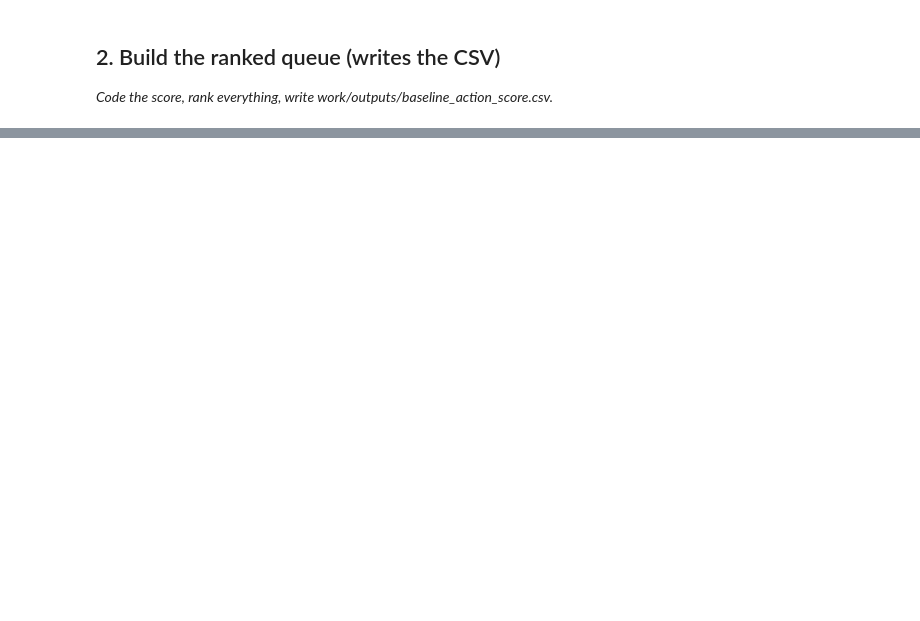
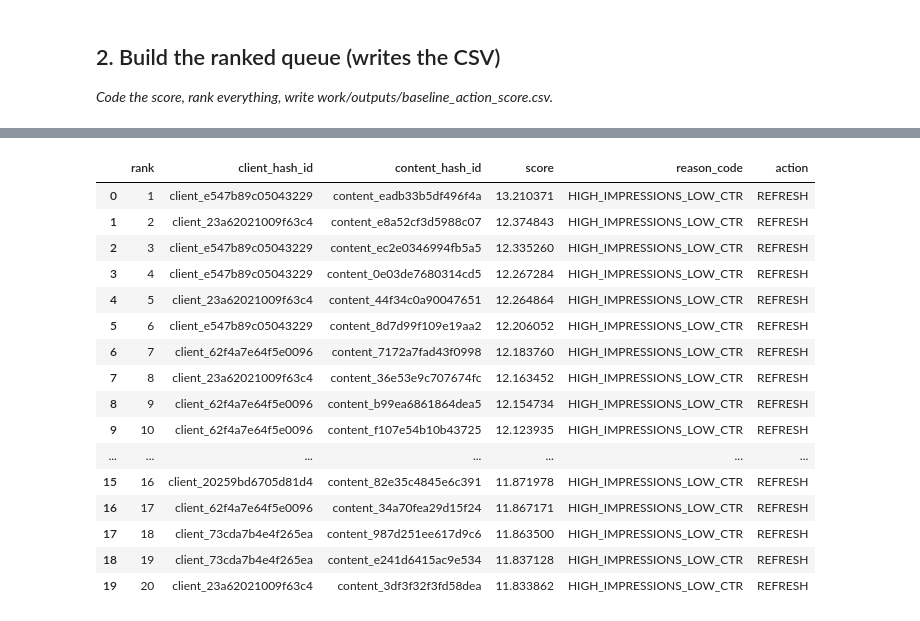
Before and after one commit to SupreetOP/Flyrank, a Jupyter notebook: work/notebooks/w04_baseline_score.ipynb, the cells around one changed output, grey strips where cells are left out. Drawn from its saved outputs; the diff is of its cells as text; code cells hidden in the pictures; blank space fills up the shorter version.

```diff
--- a/work/notebooks/w04_baseline_score.ipynb
+++ b/work/notebooks/w04_baseline_score.ipynb
@@ -46,0 +34,28 @@ Before you submit, confirm each line honestly:
+# %%
+!pip -q install duckdb
+
+from google.colab import userdata
+import duckdb
+
+# Get Hugging Face token from Colab Secrets
+HF_TOKEN = userdata.get("HF_TOKEN")
+
+# Create DuckDB connection
+con = duckdb.connect()
+
+# Authenticate with Hugging Face
+con.execute(f"""
+    CREATE OR REPLACE SECRET hf_secret
+    (TYPE huggingface, TOKEN '{HF_TOKEN}')
+""")
+
+# Warehouse path
+rel = "hf://datasets/FlyRank/internship-warehouse"
+
+# Test connection
+con.sql("""
+    SELECT COUNT(*) AS total_rows
+    FROM read_parquet(
+        'hf://datasets/FlyRank/internship-warehouse/fact_content_daily_performance/**/*.parquet'
+    )
+""")
@@ -46,0 +295,22 @@ Before you submit, confirm each line honestly:
+# %%
+top20 = baseline_queue.head(20).copy()
+
+top20
+# %% [output]
+|  | rank | client_hash_id | content_hash_id | score | reason_code | action |
+| 0 | 1 | client_e547b89c05043229 | content_eadb33b5df496f4a | 13.210371 | HIGH_IMPRESSIONS_LOW_CTR | REFRESH |
+| 1 | 2 | client_23a62021009f63c4 | content_e8a52cf3d5988c07 | 12.374843 | HIGH_IMPRESSIONS_LOW_CTR | REFRESH |
+| 2 | 3 | client_e547b89c05043229 | content_ec2e0346994fb5a5 | 12.335260 | HIGH_IMPRESSIONS_LOW_CTR | REFRESH |
+| 3 | 4 | client_e547b89c05043229 | content_0e03de7680314cd5 | 12.267284 | HIGH_IMPRESSIONS_LOW_CTR | REFRESH |
+| 4 | 5 | client_23a62021009f63c4 | content_44f34c0a90047651 | 12.264864 | HIGH_IMPRESSIONS_LOW_CTR | REFRESH |
+| 5 | 6 | client_e547b89c05043229 | content_8d7d99f109e19aa2 | 12.206052 | HIGH_IMPRESSIONS_LOW_CTR | REFRESH |
+| 6 | 7 | client_62f4a7e64f5e0096 | content_7172a7fad43f0998 | 12.183760 | HIGH_IMPRESSIONS_LOW_CTR | REFRESH |
+| 7 | 8 | client_23a62021009f63c4 | content_36e53e9c707674fc | 12.163452 | HIGH_IMPRESSIONS_LOW_CTR | REFRESH |
+| 8 | 9 | client_62f4a7e64f5e0096 | content_b99ea6861864dea5 | 12.154734 | HIGH_IMPRESSIONS_LOW_CTR | REFRESH |
+| 9 | 10 | client_62f4a7e64f5e0096 | content_f107e54b10b43725 | 12.123935 | HIGH_IMPRESSIONS_LOW_CTR | REFRESH |
+| ... | ... | ... | ... | ... | ... | ... |
+| 15 | 16 | client_20259bd6705d81d4 | content_82e35c4845e6c391 | 11.871978 | HIGH_IMPRESSIONS_LOW_CTR | REFRESH |
+| 16 | 17 | client_62f4a7e64f5e0096 | content_34a70fea29d15f24 | 11.867171 | HIGH_IMPRESSIONS_LOW_CTR | REFRESH |
+| 17 | 18 | client_73cda7b4e4f265ea | content_987d251ee617d9c6 | 11.863500 | HIGH_IMPRESSIONS_LOW_CTR | REFRESH |
+| 18 | 19 | client_73cda7b4e4f265ea | content_e241d6415ac9e534 | 11.837128 | HIGH_IMPRESSIONS_LOW_CTR | REFRESH |
+| 19 | 20 | client_23a62021009f63c4 | content_3df3f32f3fd58dea | 11.833862 | HIGH_IMPRESSIONS_LOW_CTR | REFRESH |
```
Also changed, not shown: parts of 18 cells of this notebook.
